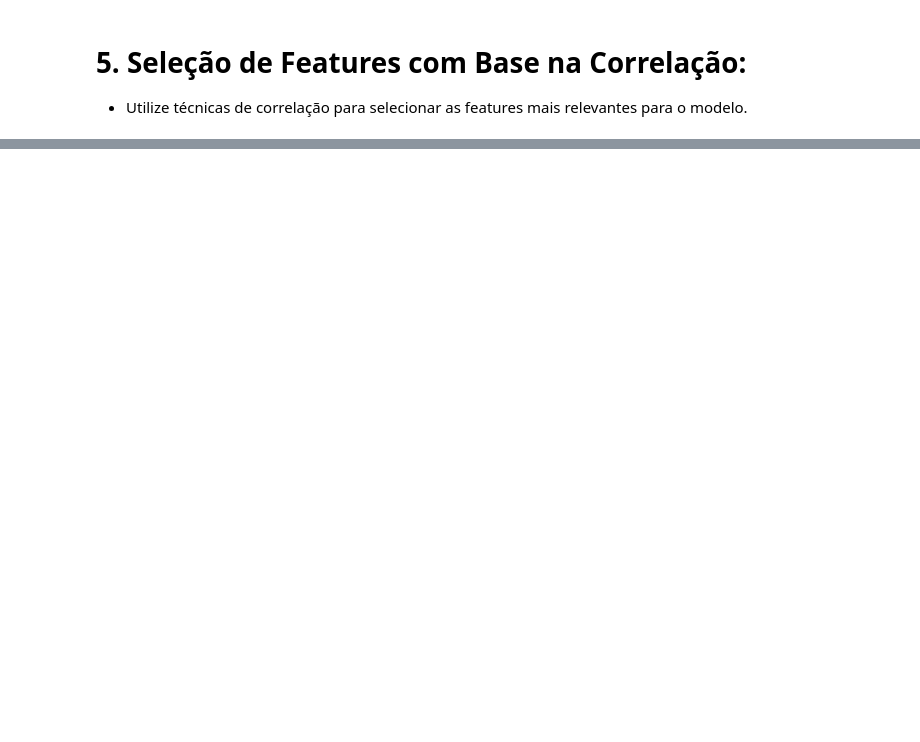
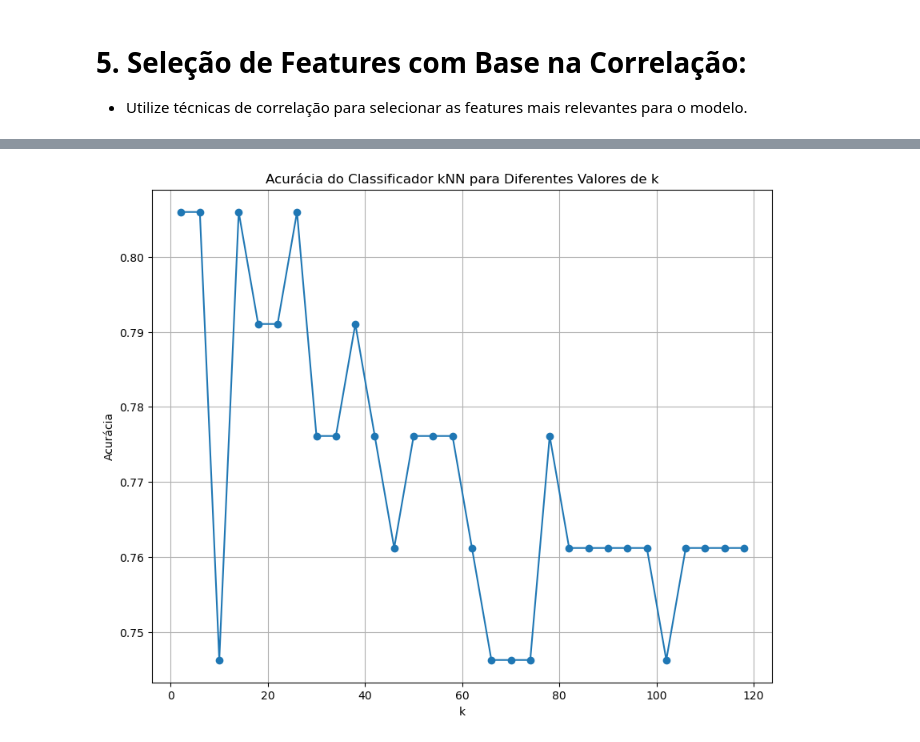
Before and after one commit to rdrigrs/Data_Science_Introduction, a Jupyter notebook: tp2/kNN.ipynb, the cells around one changed output, grey strips where cells are left out. Cells and saved outputs as stored; diff of their text form; code cells hidden in the pictures; blank space fills up the shorter version.

```diff
--- a/tp2/kNN.ipynb
+++ b/tp2/kNN.ipynb
@@ -6,7 +6,7 @@ import numpy as np
 
 def knn(sample, data, k):
   if k <= 1:
-    raise ValueError("O valor de k deve ser maior que 1.")
+    raise ValueError("O valor de k deve ser maior que 1")
 
   # Euclidian distance:
   distances = np.linalg.norm(data - sample, axis=1)
@@ -21,6 +21,7 @@ def knn(sample, data, k):
 def classify_knn(sample, data, labels, k):
   nearest_neighbors = knn(sample, data, k)
   neighbor_labels = labels[nearest_neighbors]
+  neighbor_labels = neighbor_labels.astype(int)
   predicted_class = np.argmax(np.bincount(neighbor_labels))
   return predicted_class
 # %% [markdown]
@@ -114,0 +158,9 @@ print(df_norm)
+# %%
+from sklearn.model_selection import train_test_split
+
+X = df_norm.drop(columns=['Survived', 'PassengerId', 'Age', 'SibSp', 'Parch'])
+y = df_norm['Survived']
+
+X_train, X_test, y_train, y_test = train_test_split(X, y, test_size=0.25, random_state=42)
+
+X_train_val, X_val, y_train_val, y_val = train_test_split(X_train, y_train, test_size=0.1, random_state=42)
@@ -114,0 +170,27 @@ print(df_norm)
+# %%
+from sklearn.metrics import accuracy_score
+
+k = [i for i in range(2, 122, 4)]
+accuracies = []
+
+for i in k:
+    y_pred = np.array([
+      classify_knn(
+        sample,
+        X_train_val.to_numpy(),
+        y_train_val.to_numpy(),
+        i
+      )
+      for sample in X_val.to_numpy()
+    ])
+    accuracies.append(accuracy_score(y_val, y_pred))
+
+plt.figure(figsize=(10, 8))
+plt.plot(k, accuracies, marker='o')
+plt.title('Acurácia do Classificador kNN para Diferentes Valores de k')
+plt.xlabel('k')
+plt.ylabel('Acurácia')
+plt.grid()
+plt.show()
+# %% [output]
+[figure, added]
```
Also changed, not shown: parts of 11 cells of this notebook.
